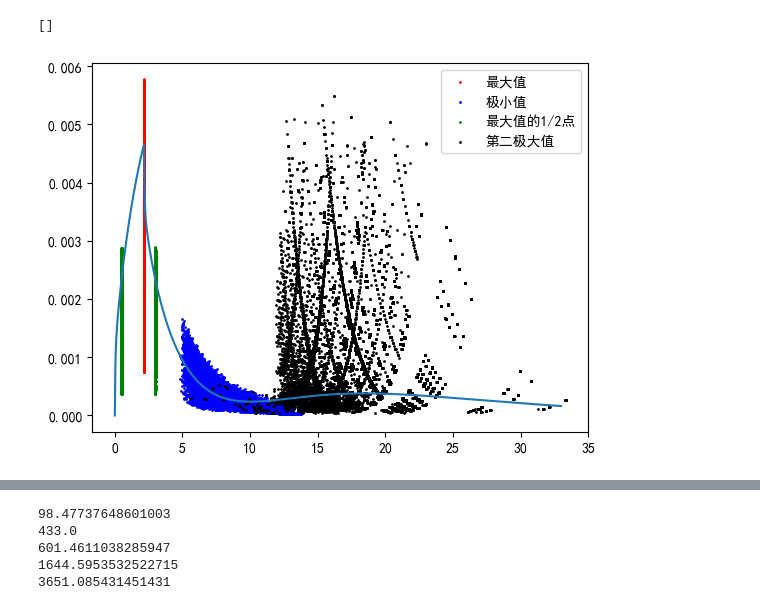
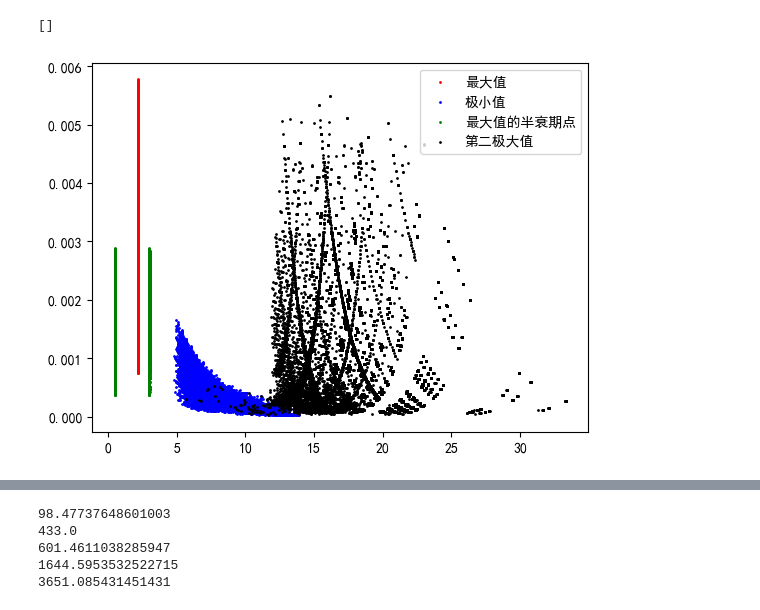
Before and after one commit to findmezackbone/BPs_BPTK, a Jupyter notebook: Python/getdata/statistic_analysis.ipynb, the cells around one changed output, grey strips where cells are left out. Saved outputs shown, nothing was run; the diff lists cells and outputs as text; code cells hidden in the pictures.

```diff
--- a/Python/getdata/statistic_analysis.ipynb
+++ b/Python/getdata/statistic_analysis.ipynb
@@ -58,16 +58,16 @@ print(UrineFivePointsValue1[np.where(UrineFivePointsValue1[:,3]>0.02),0].astype(
 # %%
 time = np.arange(0,33,0.005)
 plt.scatter(PlasmaFivePoints1[:,2]/200,PlasmaFivePointsValue1[:,2],c='red',s = 1, label = '最大值')
 plt.scatter(PlasmaFivePoints1[:,4]/200,PlasmaFivePointsValue1[:,4],c='blue',s = 1, label = '极小值')
-plt.scatter(PlasmaFivePoints1[:,1]/200,PlasmaFivePointsValue1[:,1],c='green',s = 1, label = '最大值的1/2点')
+plt.scatter(PlasmaFivePoints1[:,1]/200,PlasmaFivePointsValue1[:,1],c='green',s = 1, label = '最大值的半衰期点')
 plt.scatter(PlasmaFivePoints1[:,3]/200,PlasmaFivePointsValue1[:,3],c='green',s = 1)
 plt.scatter(PlasmaFivePoints1[:,5]/200,PlasmaFivePointsValue1[:,5],c='black',s = 1, label = '第二极大值')
-plt.plot(time,plasma[0,:33*200])
+#plt.plot(time,plasma[0,:33*200])
 #plt.ylabel ( '血浆中BPS的含量')
 plt.legend()
 plt.show()
 # %% [output]
-[figure, old version]
+[figure, new version]
 # %%
 time = np.arange(0,33,0.005)
 plt.scatter(UrineFivePoints1[:,2]/200,UrineFivePointsValue1[:,2],c='red',s = 1, label = '最大值')
```
Also changed, not shown: parts of 4 cells of this notebook, 38 other files.
